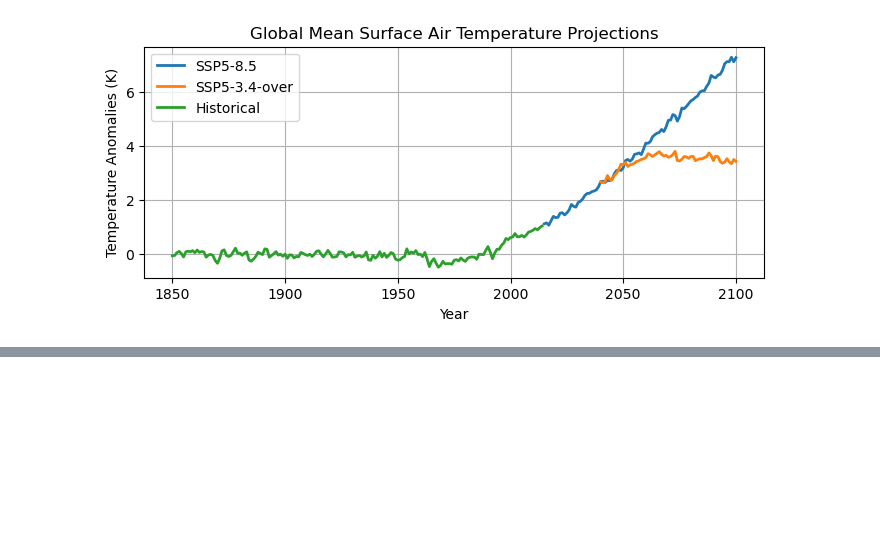
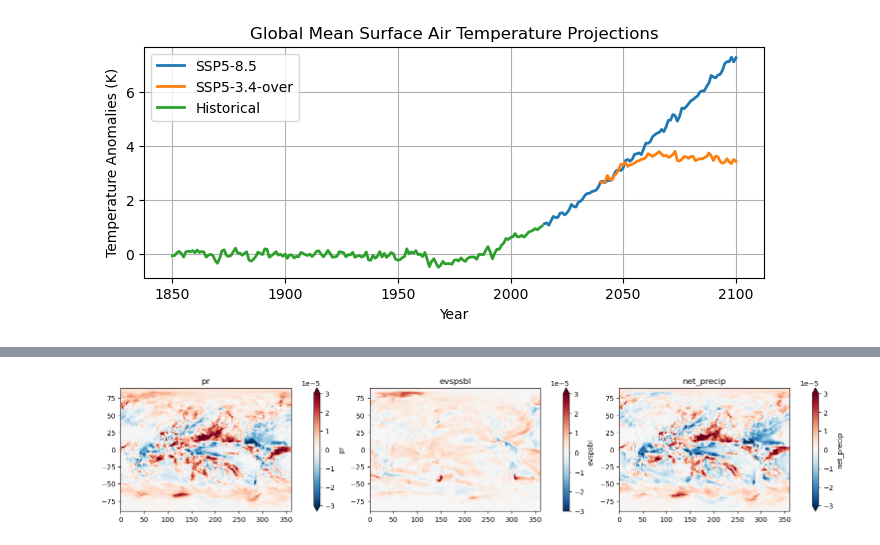
Before and after one commit to hmkhatri/ML-Spatial-Patterns-Warming, a Jupyter notebook: Sample-Data/Sample-Data.ipynb, the cells around one changed output, grey strips where cells are left out. Saved outputs shown, nothing was run; the diff lists cells and outputs as text; code cells hidden in the pictures; blank space fills up the shorter version.

```diff
--- a/Sample-Data/Sample-Data.ipynb
+++ b/Sample-Data/Sample-Data.ipynb
@@ -178,0 +255,19 @@ ds_hist.astype(np.float32).to_netcdf("./sample-hist.nc")
+# %%
+# plot (SSP585 anomalies in total precipitation, evapolaration and net precipitation)
+# Anomalies are with respect to 1850-1900 mean
+
+var_list = ['pr', 'evspsbl', 'net_precip']
+
+fig, axes = plt.subplots(ncols=3, figsize=(15, 3), constrained_layout=True)
+
+for ax, var in zip(axes, var_list):
+
+    data = ds_ssp585[var].sel(year=2050) - ds_hist[var].sel(year=slice(1850,1900)).mean('year')
+
+    data.plot(ax=ax, cmap="RdBu_r", add_colorbar=True, vmin = -3e-5, vmax = 3e-5)
+
+    ax.set_title(var)
+    ax.set_xlabel("")
+    ax.set_ylabel("")
+# %% [output]
+[figure, added]
```
Also changed, not shown: parts of 5 cells of this notebook.
